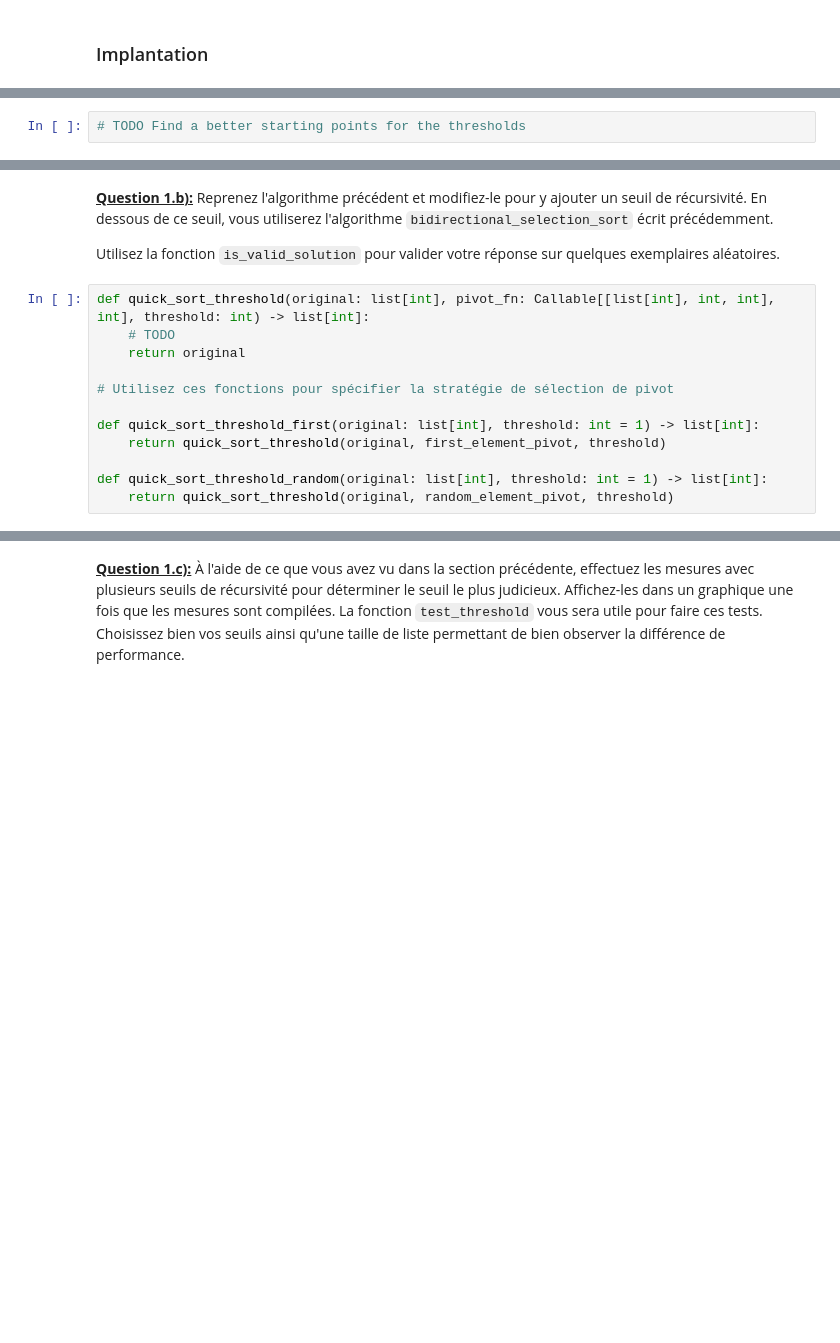
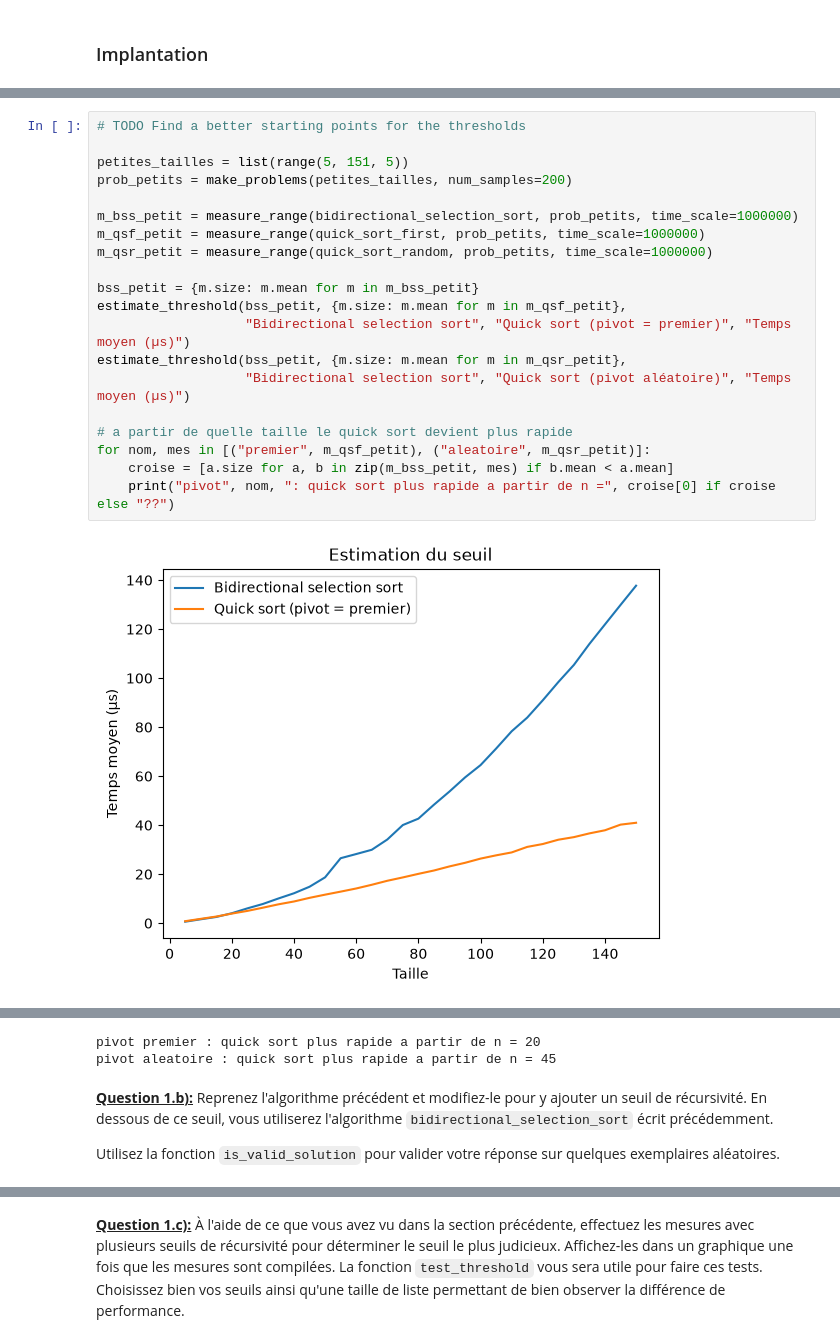
Before and after one commit to thguih/INF8775_TP1, a Jupyter notebook: tp1.ipynb, the cells around one changed output, grey strips where cells are left out. Cells and saved outputs as stored; diff of their text form; blank space fills up the shorter version.

```diff
--- a/tp1.ipynb
+++ b/tp1.ipynb
@@ -961,2 +979,22 @@ On recommande de compiler des nouvelles données sur des tailles plus petites. U
-# %%
-# TODO Find a better starting points for the thresholds
+# %%
+# TODO Find a better starting points for the thresholds
+
+petites_tailles = list(range(5, 151, 5))
+prob_petits = make_problems(petites_tailles, num_samples=200)
+
+m_bss_petit = measure_range(bidirectional_selection_sort, prob_petits, time_scale=1000000)
+m_qsf_petit = measure_range(quick_sort_first, prob_petits, time_scale=1000000)
+m_qsr_petit = measure_range(quick_sort_random, prob_petits, time_scale=1000000)
+
+bss_petit = {m.size: m.mean for m in m_bss_petit}
+estimate_threshold(bss_petit, {m.size: m.mean for m in m_qsf_petit},
+                   "Bidirectional selection sort", "Quick sort (pivot = premier)", "Temps moyen (µs)")
+estimate_threshold(bss_petit, {m.size: m.mean for m in m_qsr_petit},
+                   "Bidirectional selection sort", "Quick sort (pivot aléatoire)", "Temps moyen (µs)")
+
+# a partir de quelle taille le quick sort devient plus rapide
+for nom, mes in [("premier", m_qsf_petit), ("aleatoire", m_qsr_petit)]:
+    croise = [a.size for a, b in zip(m_bss_petit, mes) if b.mean < a.mean]
+    print("pivot", nom, ": quick sort plus rapide a partir de n =", croise[0] if croise else "??")
+# %% [output]
+[figure, added]
@@ -963,16 +1002,6 @@ On recommande de compiler des nouvelles données sur des tailles plus petites. U
+pivot premier : quick sort plus rapide a partir de n = 20
+pivot aleatoire : quick sort plus rapide a partir de n = 45
 # %% [markdown]
 <u>**Question 1.b):**</u> Reprenez l'algorithme précédent et modifiez-le pour y ajouter un seuil de récursivité. En dessous de ce seuil, vous utiliserez l'algorithme `bidirectional_selection_sort` écrit précédemment.
 
 Utilisez la fonction `is_valid_solution` pour valider votre réponse sur quelques exemplaires aléatoires.
-# %%
-def quick_sort_threshold(original: list[int], pivot_fn: Callable[[list[int], int, int], int], threshold: int) -> list[int]:
-    # TODO
-    return original
-
-# Utilisez ces fonctions pour spécifier la stratégie de sélection de pivot
-
-def quick_sort_threshold_first(original: list[int], threshold: int = 1) -> list[int]:
-    return quick_sort_threshold(original, first_element_pivot, threshold)
-
-def quick_sort_threshold_random(original: list[int], threshold: int = 1) -> list[int]:
-    return quick_sort_threshold(original, random_element_pivot, threshold)
```
Also changed, not shown: parts of 63 cells of this notebook.
